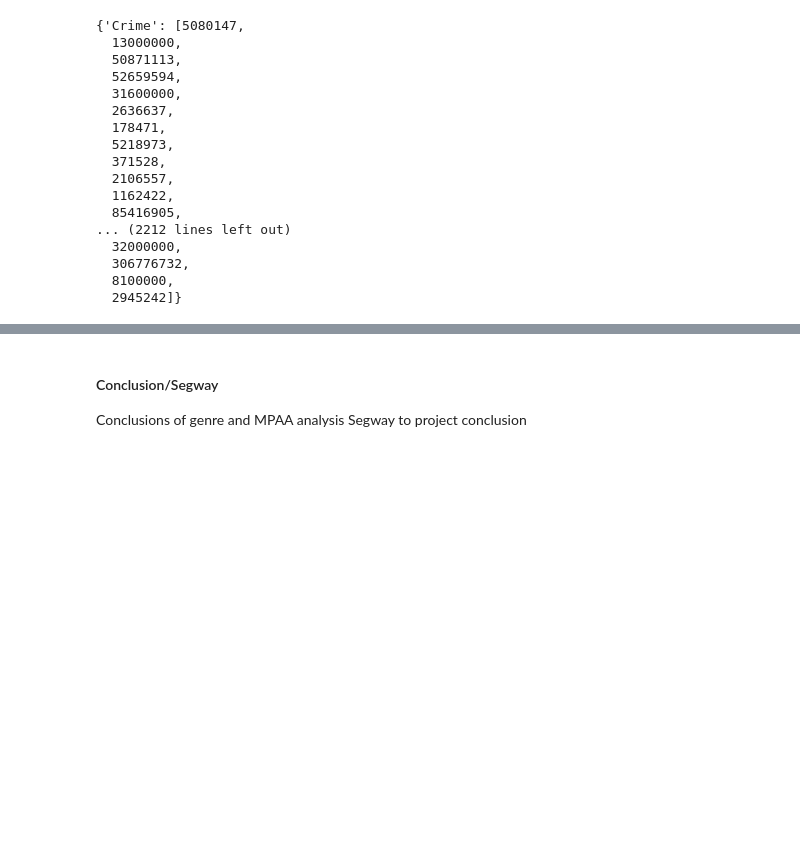
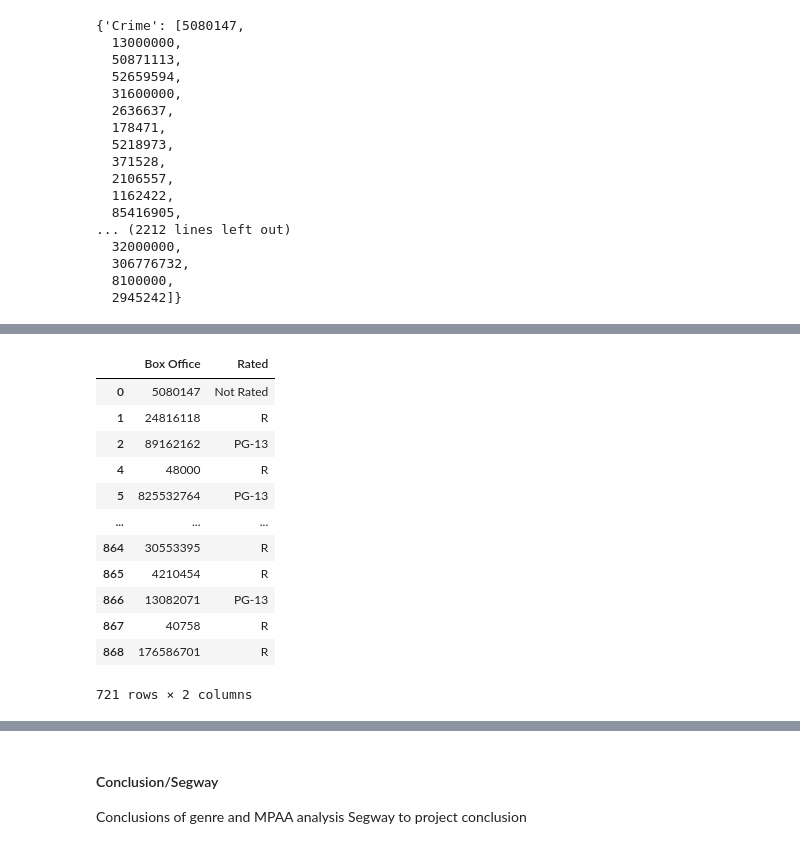
Before and after one commit to kellrow80/Project-1, a Jupyter notebook: Movie_DataQuest.ipynb, the cells around one changed output, grey strips where cells are left out. Drawn from its saved outputs; the diff is of its cells as text; code cells hidden in the pictures; blank space fills up the shorter version.

```diff
--- a/Movie_DataQuest.ipynb
+++ b/Movie_DataQuest.ipynb
@@ -705,0 +796,19 @@ genreDictionary
+# %%
+mpaa_df = ratings_df.loc[(ratings_df["Rated"] == "PG") | (ratings_df["Rated"] == "PG-13") | (ratings_df["Rated"] == "R")\
+                         | (ratings_df["Rated"] == "Not Rated")]
+
+mpaa_df
+# %% [output]
+|  | Box Office | Rated |
+| 0 | 5080147 | Not Rated |
+| 1 | 24816118 | R |
+| 2 | 89162162 | PG-13 |
+| 4 | 48000 | R |
+| 5 | 825532764 | PG-13 |
+| ... | ... | ... |
+| 864 | 30553395 | R |
+| 865 | 4210454 | R |
+| 866 | 13082071 | PG-13 |
+| 867 | 40758 | R |
+| 868 | 176586701 | R |
+721 rows × 2 columns
```
Also changed, not shown: parts of 8 cells of this notebook.
